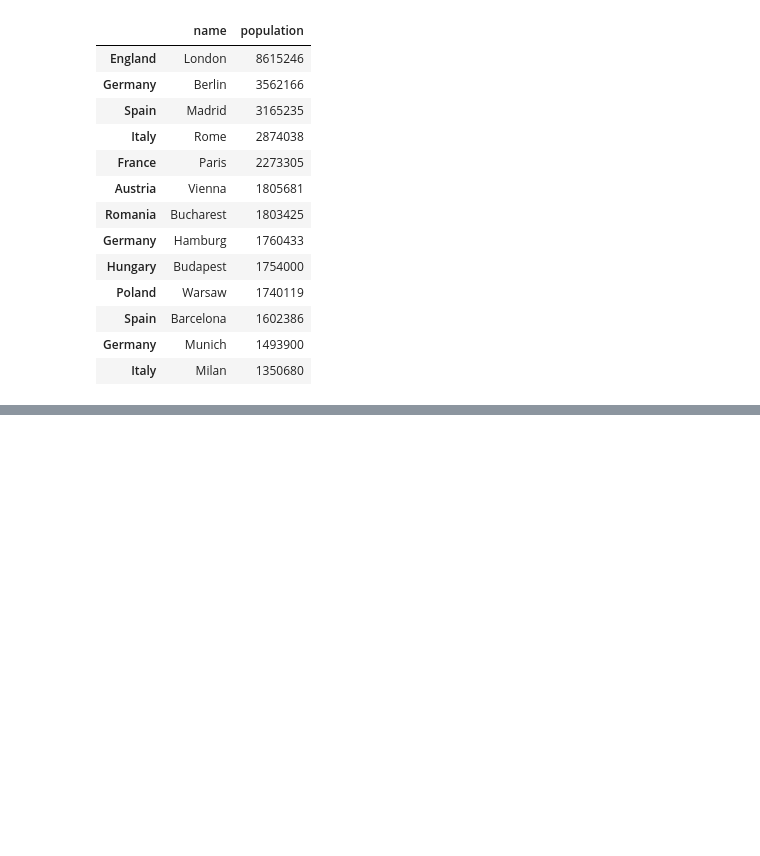
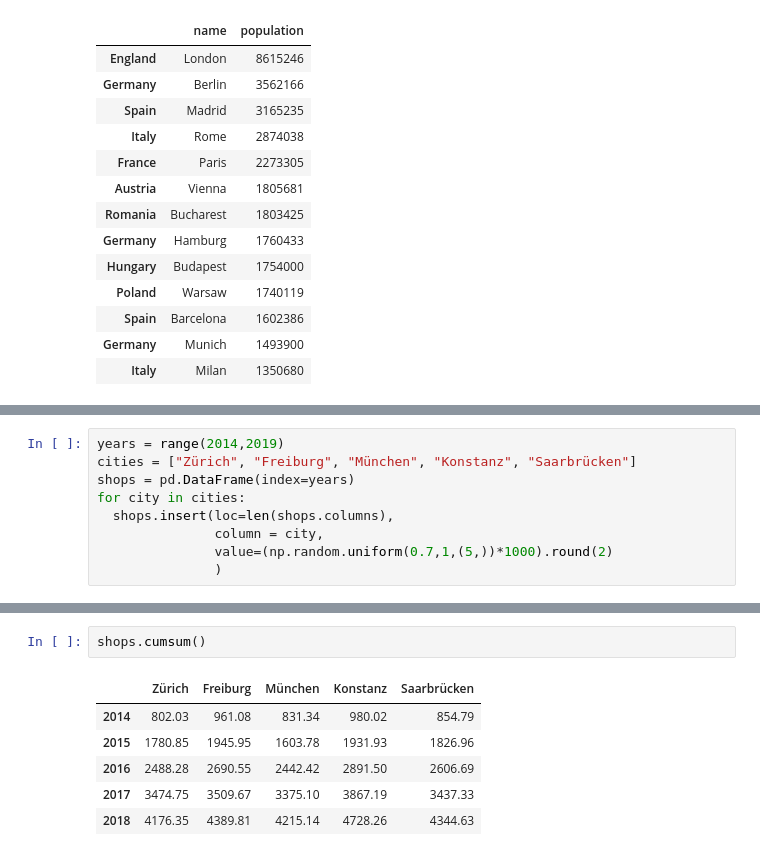
Before and after one commit to raviakasapu/MachineLearning, a Jupyter notebook: Introduction_to_Pandas.ipynb, the cells around one changed output, grey strips where cells are left out. Saved outputs shown, nothing was run; the diff lists cells and outputs as text; blank space fills up the shorter version.

```diff
--- a/Introduction_to_Pandas.ipynb
+++ b/Introduction_to_Pandas.ipynb
@@ -246,0 +275,9 @@ city_frame
+# %%
+years = range(2014,2019)
+cities = ["Zürich", "Freiburg", "München", "Konstanz", "Saarbrücken"]
+shops = pd.DataFrame(index=years)
+for city in cities:
+  shops.insert(loc=len(shops.columns),
+               column = city,
+               value=(np.random.uniform(0.7,1,(5,))*1000).round(2)
+               )
@@ -246,0 +320,9 @@ city_frame
+# %%
+shops.cumsum()
+# %% [output]
+|  | Zürich | Freiburg | München | Konstanz | Saarbrücken |
+| 2014 | 802.03 | 961.08 | 831.34 | 980.02 | 854.79 |
+| 2015 | 1780.85 | 1945.95 | 1603.78 | 1931.93 | 1826.96 |
+| 2016 | 2488.28 | 2690.55 | 2442.42 | 2891.50 | 2606.69 |
+| 2017 | 3474.75 | 3509.67 | 3375.10 | 3867.19 | 3437.33 |
+| 2018 | 4176.35 | 4389.81 | 4215.14 | 4728.26 | 4344.63 |
```
Also changed, not shown: parts of 14 cells of this notebook.
